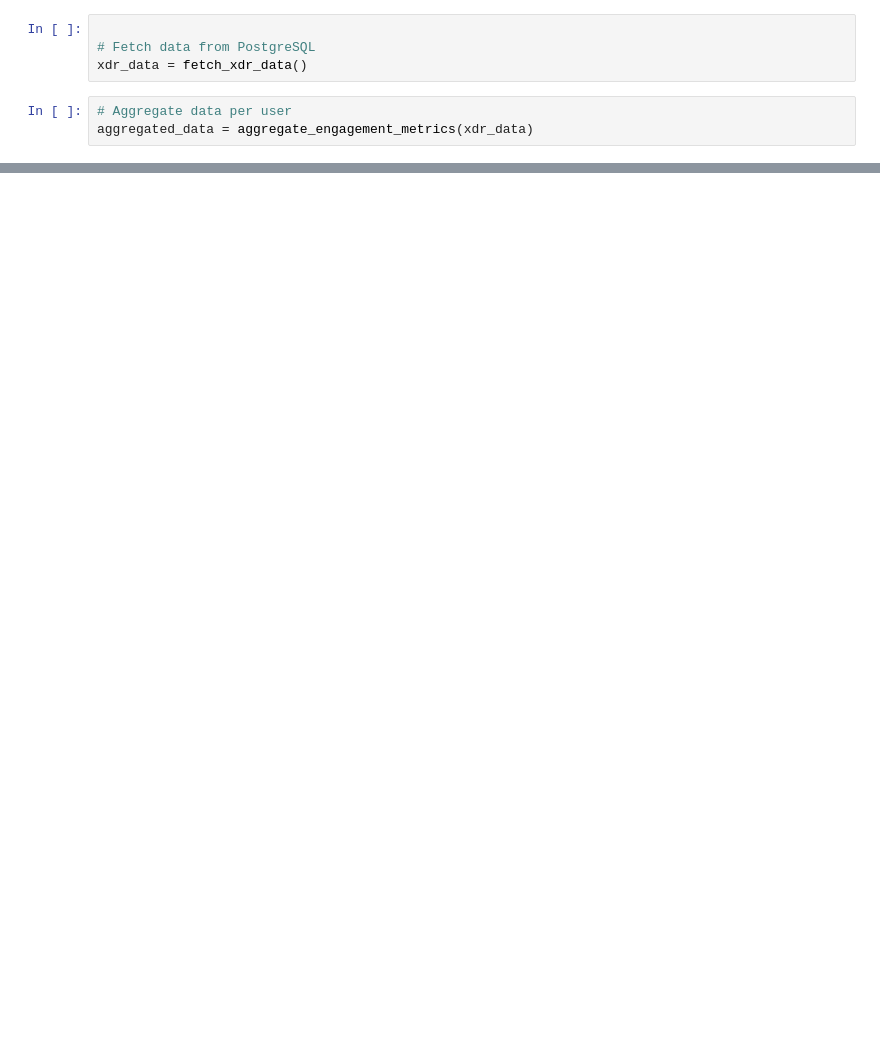
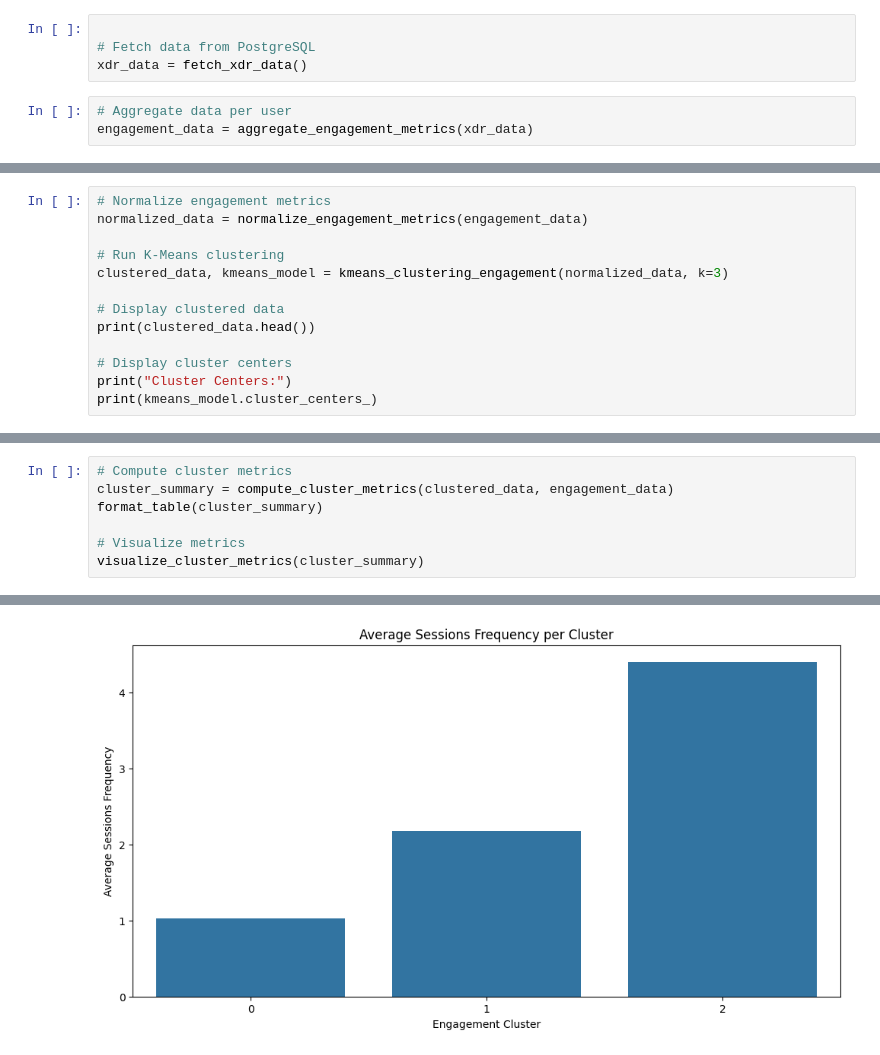
Before and after one commit to b-sam16/Telco-Business-Insights, a Jupyter notebook: notebooks/user_engagement_analysis.ipynb, the cells around one changed output, grey strips where cells are left out. Cells and saved outputs as stored; diff of their text form; blank space fills up the shorter version.

Commit message:
Normalize each engagement metric and run a k-means.

```diff
--- a/notebooks/user_engagement_analysis.ipynb
+++ b/notebooks/user_engagement_analysis.ipynb
@@ -13,4 +14,4 @@ from visualization import plot_cluster_stats
 xdr_data = fetch_xdr_data()
 # %%
 # Aggregate data per user
-aggregated_data = aggregate_engagement_metrics(xdr_data)
+engagement_data = aggregate_engagement_metrics(xdr_data)
@@ -55,0 +59,13 @@ Top 10 customers by Session Duration:
+# %%
+# Normalize engagement metrics
+normalized_data = normalize_engagement_metrics(engagement_data)
+
+# Run K-Means clustering
+clustered_data, kmeans_model = kmeans_clustering_engagement(normalized_data, k=3)
+
+# Display clustered data
+print(clustered_data.head())
+
+# Display cluster centers
+print("Cluster Centers:")
+print(kmeans_model.cluster_centers_)
@@ -55,0 +90,8 @@ Top 10 customers by Session Duration:
+# %%
+# Compute cluster metrics
+cluster_summary = compute_cluster_metrics(clustered_data, engagement_data)
+format_table(cluster_summary)
+
+# Visualize metrics
+visualize_cluster_metrics(cluster_summary)
+# %% [output]
@@ -55,0 +115 @@ Top 10 customers by Session Duration:
+[figure, added]
```
Also changed, not shown: parts of 7 cells of this notebook, 2 other files.
